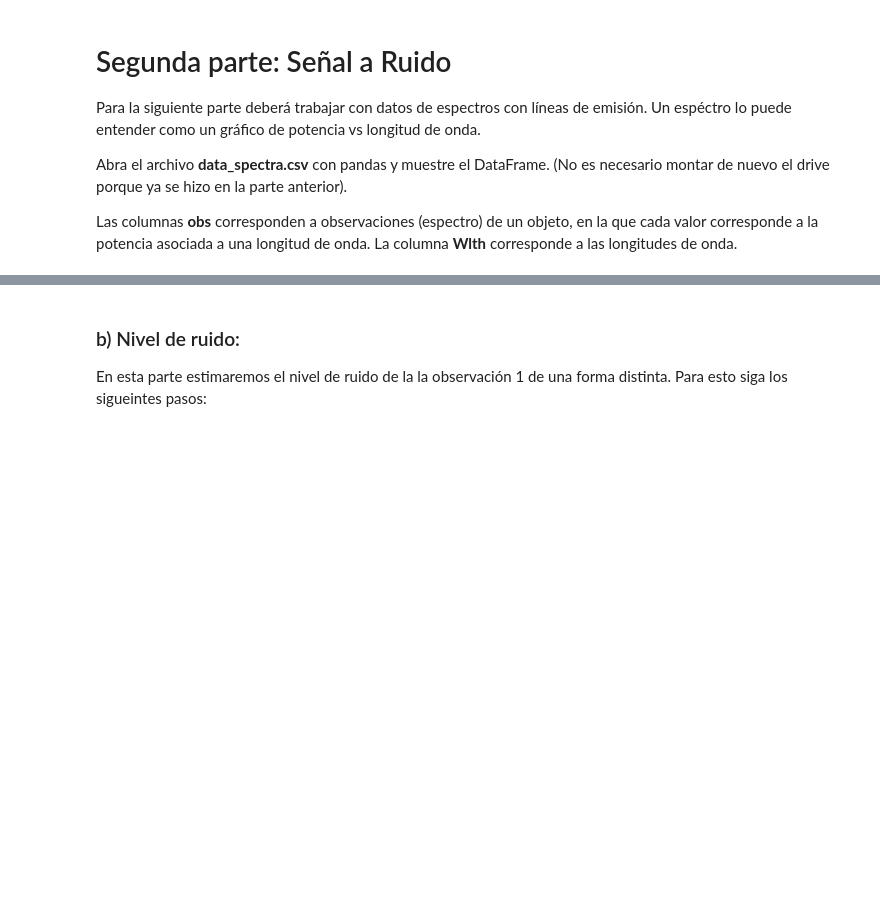
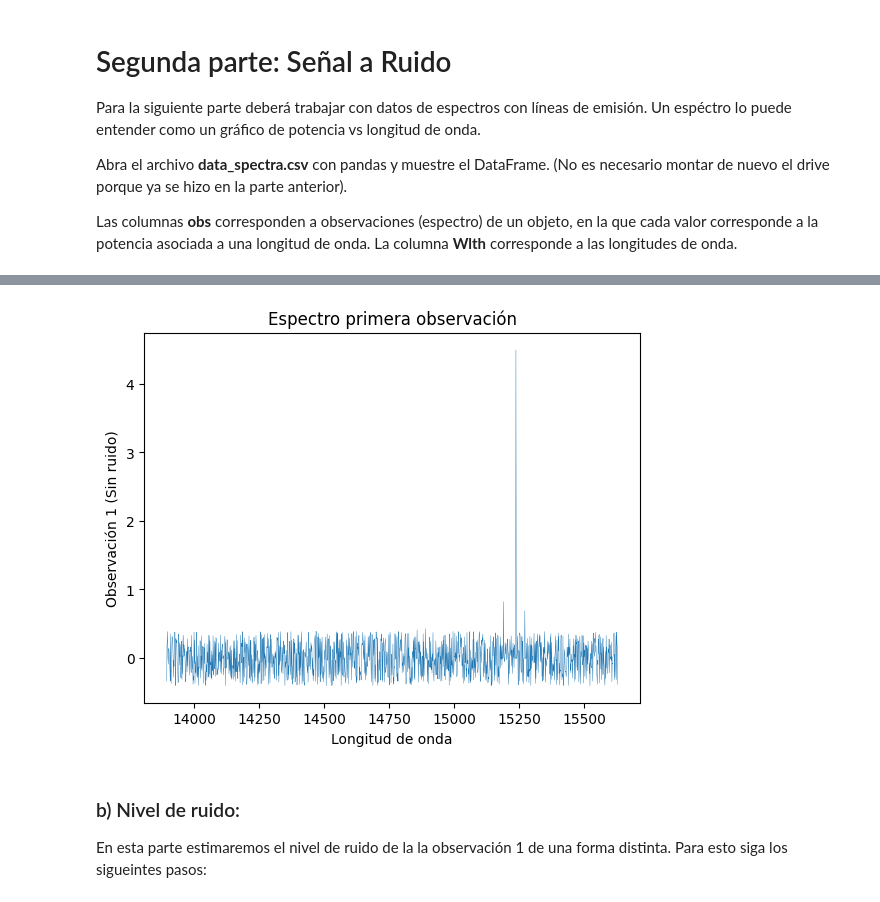
Before and after one commit to FPereiraI/Tarea-2, a Jupyter notebook: Tarea2.ipynb, the cells around one changed output, grey strips where cells are left out. Drawn from its saved outputs; the diff is of its cells as text; code cells hidden in the pictures; blank space fills up the shorter version.

```diff
--- a/Tarea2.ipynb
+++ b/Tarea2.ipynb
@@ -233,3 +255,14 @@ Notará que los valores del eje y están centrados alrededor de 1. Centre la obs
+# %%
+# Grafique el espectro centrado en 0 aquí
+obs_1Mean = obs_1.mean()
+obs_1NoRuido = obs_1 - obs_1Mean # Todos los datos restando el promedio
+plt.plot(wLth, obs_1NoRuido, linewidth=0.3)
+plt.title("Espectro primera observación")
+plt.ylabel("Observación 1 (Sin ruido)")
+plt.xlabel("Longitud de onda")
+plt.show()
+# %% [output]
+[figure, added]
 # %% [markdown]
 ### b) Nivel de ruido:
 
```
Also changed, not shown: parts of 21 cells of this notebook.
